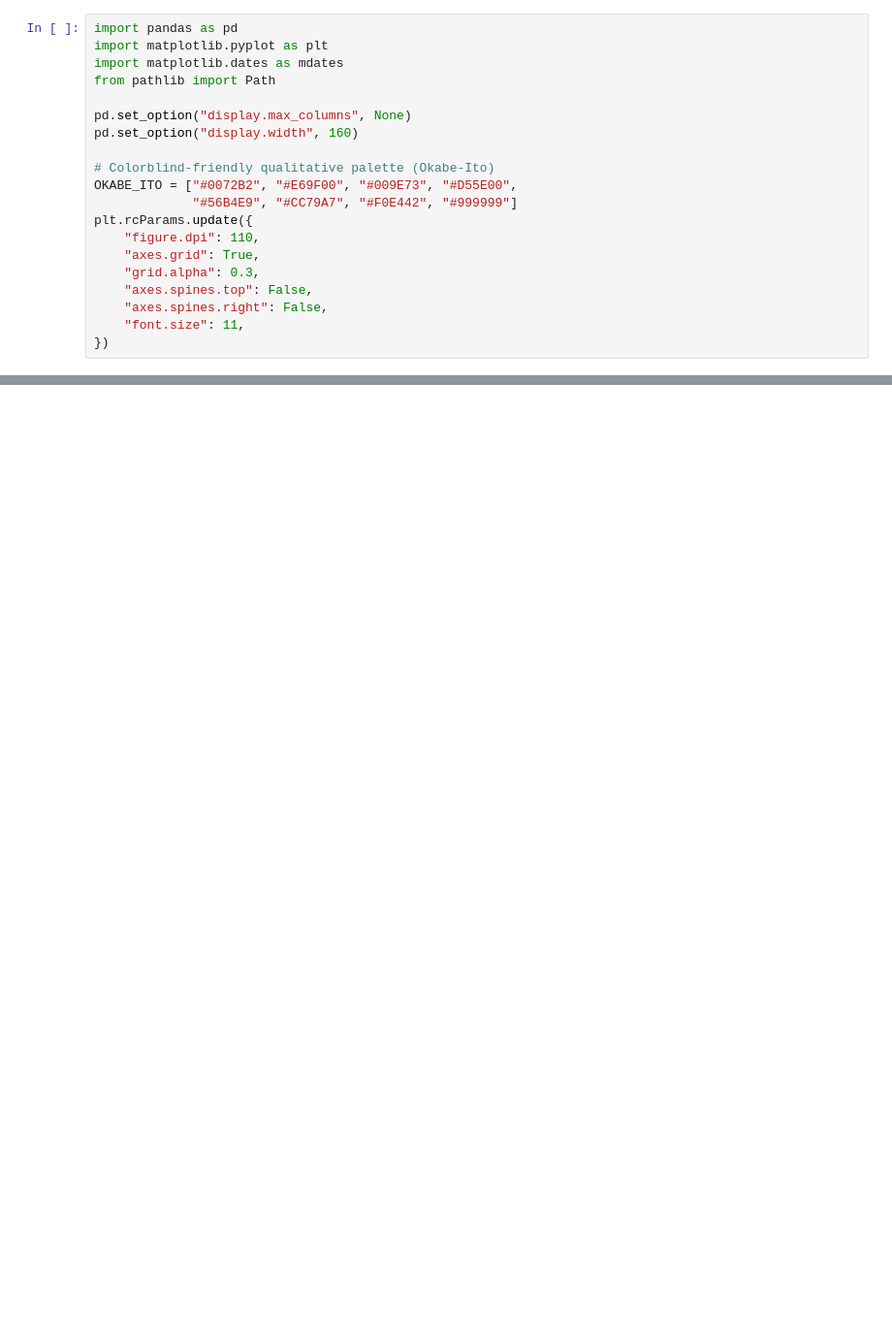
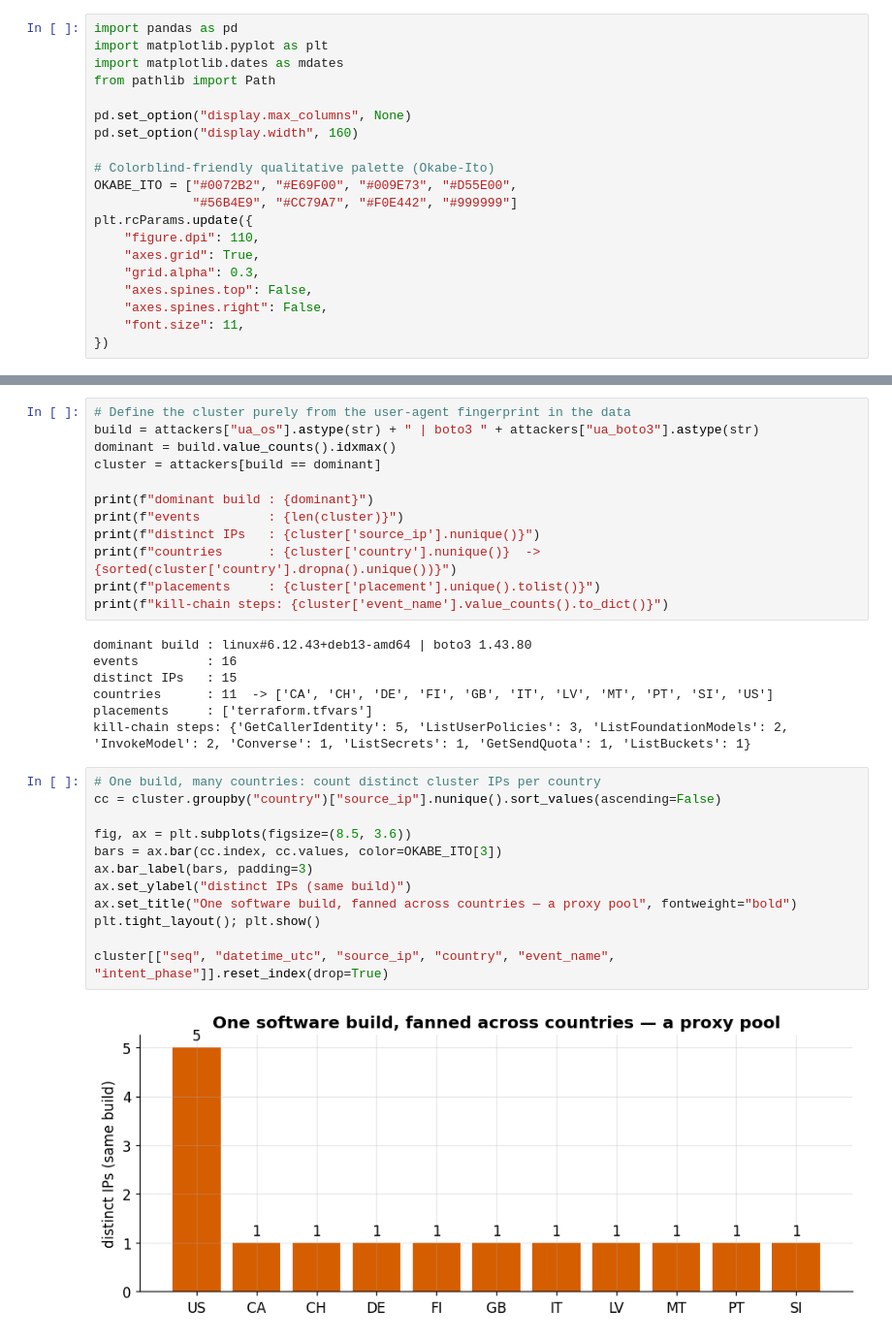
Before and after one commit to aroaxinping/canary-token-analytics, a Jupyter notebook: notebooks/01_attack_anatomy.ipynb, the cells around one changed output, grey strips where cells are left out. Shown at 97% size. Cells and saved outputs as stored; diff of their text form; blank space fills up the shorter version.

```diff
--- a/notebooks/01_attack_anatomy.ipynb
+++ b/notebooks/01_attack_anatomy.ipynb
@@ -384,0 +192,33 @@ of it moot.
+# %%
+# Define the cluster purely from the user-agent fingerprint in the data
+build = attackers["ua_os"].astype(str) + " | boto3 " + attackers["ua_boto3"].astype(str)
+dominant = build.value_counts().idxmax()
+cluster = attackers[build == dominant]
+
+print(f"dominant build : {dominant}")
+print(f"events         : {len(cluster)}")
+print(f"distinct IPs   : {cluster['source_ip'].nunique()}")
+print(f"countries      : {cluster['country'].nunique()}  -> {sorted(cluster['country'].dropna().unique())}")
+print(f"placements     : {cluster['placement'].unique().tolist()}")
+print(f"kill-chain steps: {cluster['event_name'].value_counts().to_dict()}")
+# %% [output]
+dominant build : linux#6.12.43+deb13-amd64 | boto3 1.43.80
+events         : 16
+distinct IPs   : 15
+countries      : 11  -> ['CA', 'CH', 'DE', 'FI', 'GB', 'IT', 'LV', 'MT', 'PT', 'SI', 'US']
+placements     : ['terraform.tfvars']
+kill-chain steps: {'GetCallerIdentity': 5, 'ListUserPolicies': 3, 'ListFoundationModels': 2, 'InvokeModel': 2, 'Converse': 1, 'ListSecrets': 1, 'GetSendQuota': 1, 'ListBuckets': 1}
+# %%
+# One build, many countries: count distinct cluster IPs per country
+cc = cluster.groupby("country")["source_ip"].nunique().sort_values(ascending=False)
+
+fig, ax = plt.subplots(figsize=(8.5, 3.6))
+bars = ax.bar(cc.index, cc.values, color=OKABE_ITO[3])
+ax.bar_label(bars, padding=3)
+ax.set_ylabel("distinct IPs (same build)")
+ax.set_title("One software build, fanned across countries — a proxy pool", fontweight="bold")
+plt.tight_layout(); plt.show()
+
+cluster[["seq", "datetime_utc", "source_ip", "country", "event_name", "intent_phase"]].reset_index(drop=True)
+# %% [output]
+[figure, added]
```
Also changed, not shown: parts of 40 cells of this notebook.
